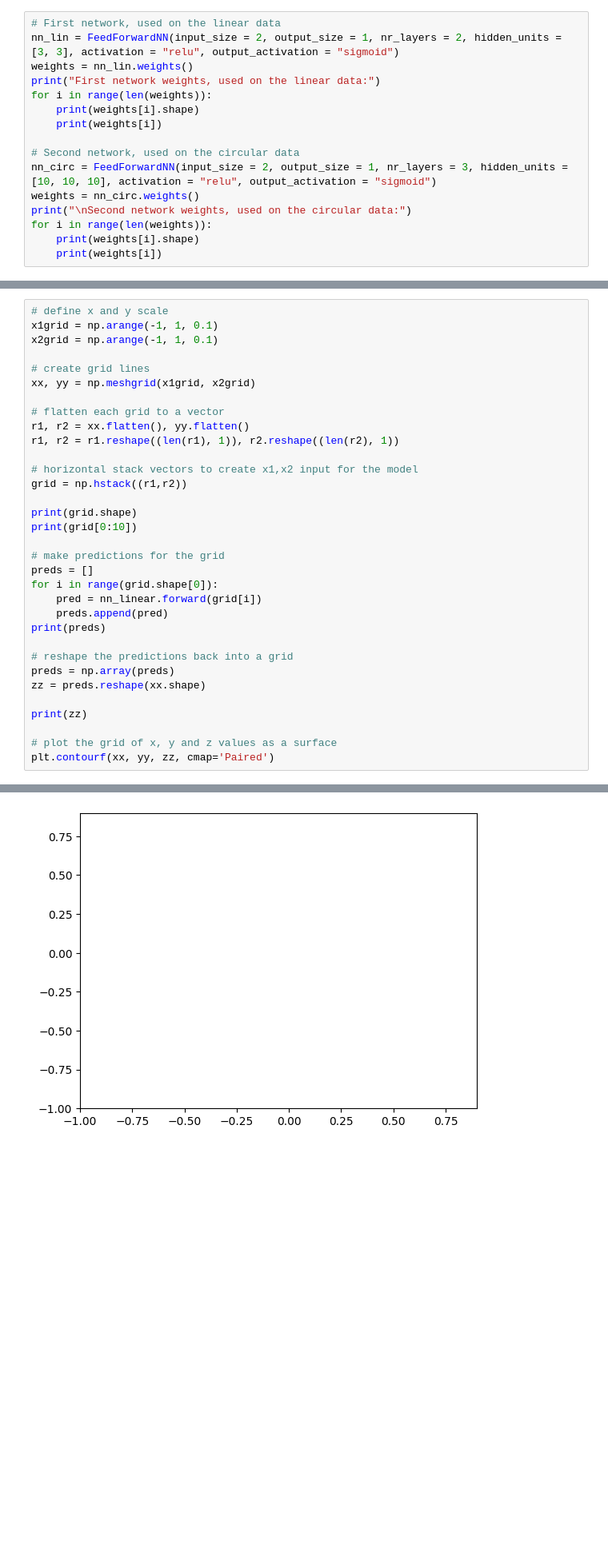
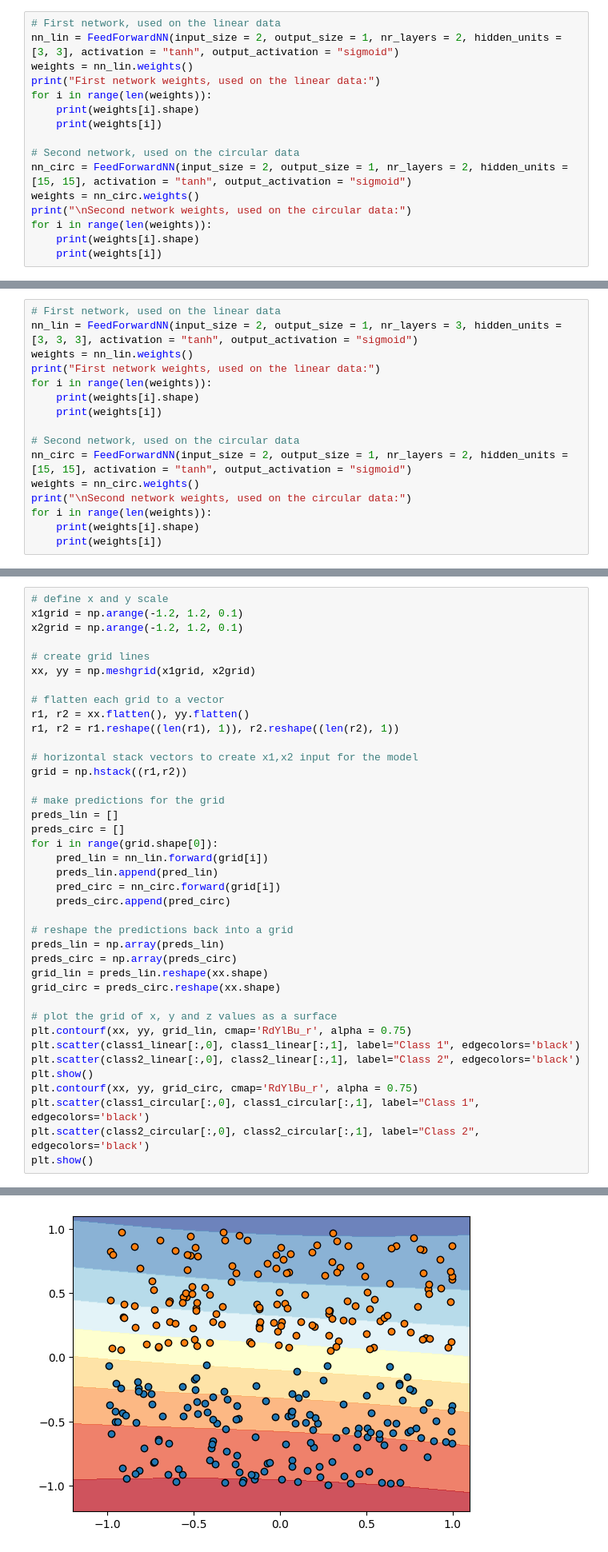
Before and after one commit to hkolstee/FeedforwardNN_from_scratch, a Jupyter notebook: feedforward.ipynb, the cells around one changed output, grey strips where cells are left out. Shown at 80% size. Drawn from its saved outputs; the diff is of its cells as text; blank space fills up the shorter version.

Commit message:
added extra data, looking for bug

```diff
--- a/feedforward.ipynb
+++ b/feedforward.ipynb
@@ -53,7 +53,7 @@ Data: [x, y, label]
 ### Create neural network
 # %%
 # First network, used on the linear data
-nn_lin = FeedForwardNN(input_size = 2, output_size = 1, nr_layers = 2, hidden_units = [3, 3], activation = "relu", output_activation = "sigmoid")
+nn_lin = FeedForwardNN(input_size = 2, output_size = 1, nr_layers = 2, hidden_units = [3, 3], activation = "tanh", output_activation = "sigmoid")
 weights = nn_lin.weights()
 print("First network weights, used on the linear data:")
 for i in range(len(weights)):
@@ -61,7 +61,7 @@ for i in range(len(weights)):
     print(weights[i])
 
 # Second network, used on the circular data
-nn_circ = FeedForwardNN(input_size = 2, output_size = 1, nr_layers = 3, hidden_units = [10, 10, 10], activation = "relu", output_activation = "sigmoid")
+nn_circ = FeedForwardNN(input_size = 2, output_size = 1, nr_layers = 2, hidden_units = [15, 15], activation = "tanh", output_activation = "sigmoid")
 weights = nn_circ.weights()
 print("\nSecond network weights, used on the circular data:")
 for i in range(len(weights)):
@@ -159,0 +166,16 @@ for epoch in range(nr_epochs):
+# %%
+# First network, used on the linear data
+nn_lin = FeedForwardNN(input_size = 2, output_size = 1, nr_layers = 3, hidden_units = [3, 3, 3], activation = "tanh", output_activation = "sigmoid")
+weights = nn_lin.weights()
+print("First network weights, used on the linear data:")
+for i in range(len(weights)):
+    print(weights[i].shape)
+    print(weights[i])
+
+# Second network, used on the circular data
+nn_circ = FeedForwardNN(input_size = 2, output_size = 1, nr_layers = 2, hidden_units = [15, 15], activation = "tanh", output_activation = "sigmoid")
+weights = nn_circ.weights()
+print("\nSecond network weights, used on the circular data:")
+for i in range(len(weights)):
+    print(weights[i].shape)
+    print(weights[i])
@@ -170,8 +216,8 @@ plt.show()
 ### Decision boundary
 # %%
 # define x and y scale
-x1grid = np.arange(-1, 1, 0.1)
-x2grid = np.arange(-1, 1, 0.1)
+x1grid = np.arange(-1.2, 1.2, 0.1)
+x2grid = np.arange(-1.2, 1.2, 0.1)
 
 # create grid lines
 xx, yy = np.meshgrid(x1grid, x2grid)
@@ -183,22 +229,28 @@ r1, r2 = r1.reshape((len(r1), 1)), r2.reshape((len(r2), 1))
 # horizontal stack vectors to create x1,x2 input for the model
 grid = np.hstack((r1,r2))
 
-print(grid.shape)
-print(grid[0:10])
-
 # make predictions for the grid
-preds = []
+preds_lin = []
+preds_circ = []
 for i in range(grid.shape[0]):
-    pred = nn_linear.forward(grid[i])
-    preds.append(pred)
-print(preds)
+    pred_lin = nn_lin.forward(grid[i])
+    preds_lin.append(pred_lin)
+    pred_circ = nn_circ.forward(grid[i])
+    preds_circ.append(pred_circ)
 
 # reshape the predictions back into a grid
-preds = np.array(preds)
-zz = preds.reshape(xx.shape)
-
-print(zz)
+preds_lin = np.array(preds_lin)
+preds_circ = np.array(preds_circ)
+grid_lin = preds_lin.reshape(xx.shape)
+grid_circ = preds_circ.reshape(xx.shape)
 
 # plot the grid of x, y and z values as a surface
-plt.contourf(xx, yy, zz, cmap='Paired')
+plt.contourf(xx, yy, grid_lin, cmap='RdYlBu_r', alpha = 0.75)
+plt.scatter(class1_linear[:,0], class1_linear[:,1], label="Class 1", edgecolors='black')
+plt.scatter(class2_linear[:,0], class2_linear[:,1], label="Class 2", edgecolors='black')
+plt.show()
+plt.contourf(xx, yy, grid_circ, cmap='RdYlBu_r', alpha = 0.75)
+plt.scatter(class1_circular[:,0], class1_circular[:,1], label="Class 1", edgecolors='black')
+plt.scatter(class2_circular[:,0], class2_circular[:,1], label="Class 2", edgecolors='black')
+plt.show()
 # %% [output]
@@ -223 +257 @@ plt.contourf(xx, yy, zz, cmap='Paired')
-[figure, old version]
+[figure, new version]
```
Also changed, not shown: parts of 9 cells of this notebook, 3 other files.
